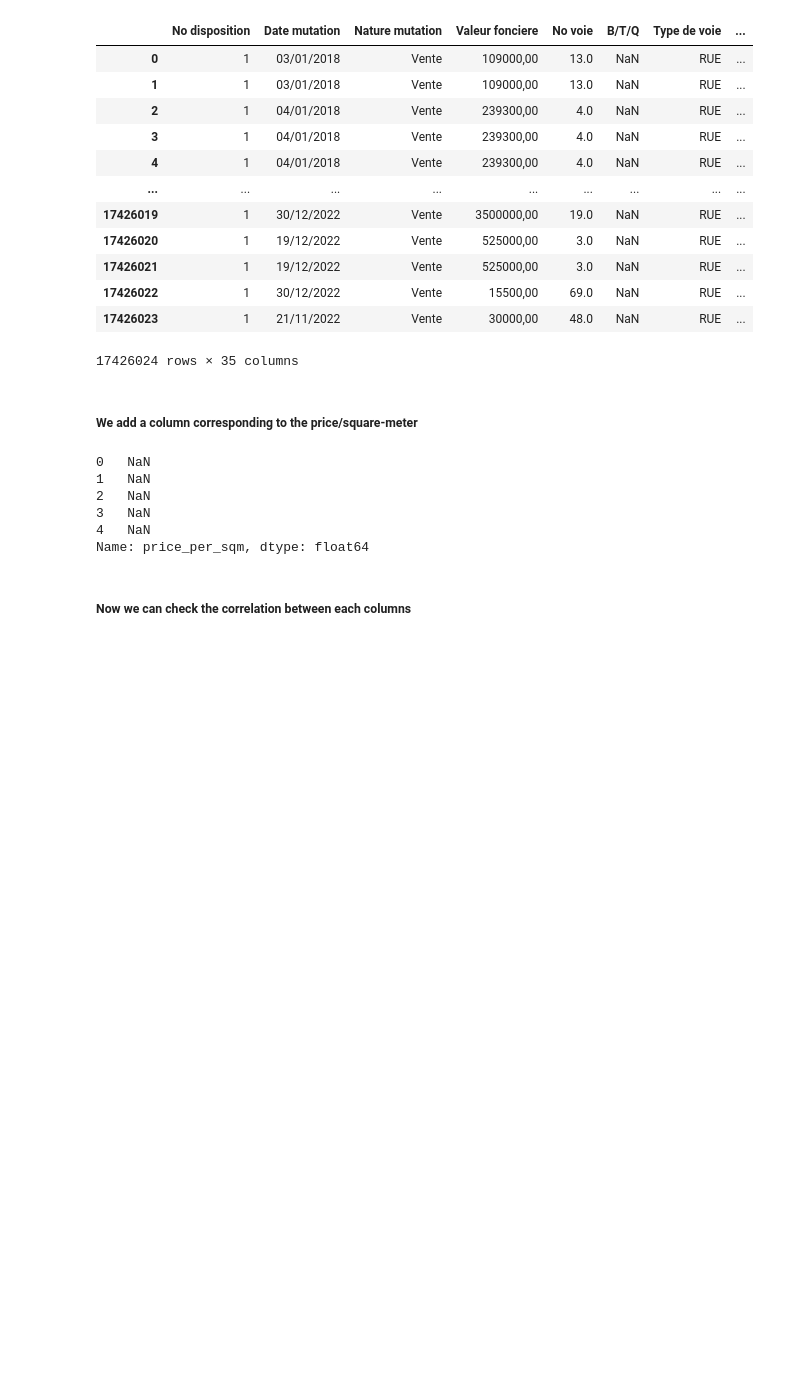
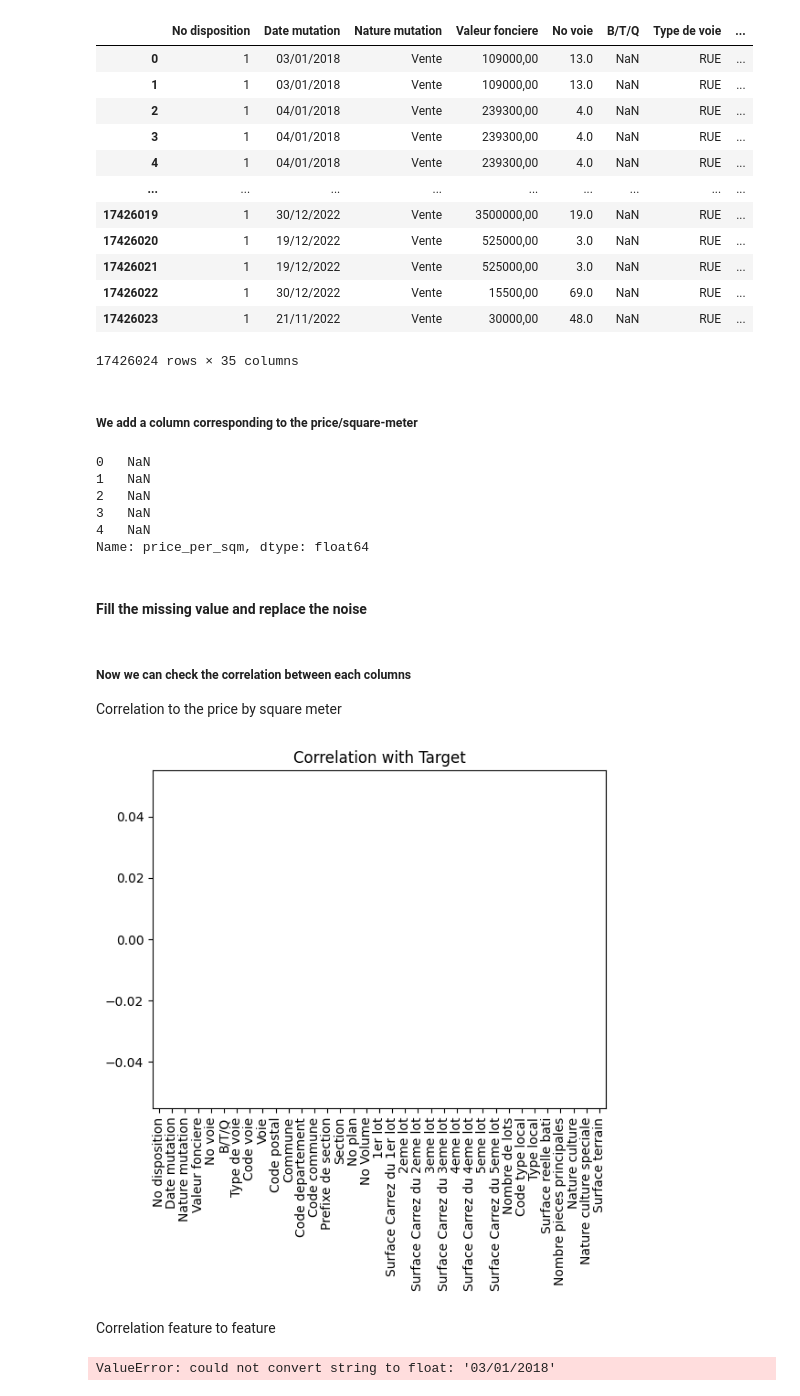
Before and after one commit to Siropteur/Mini_Project_DataScience, a Jupyter notebook: Main.ipynb, the cells around one changed output. Saved outputs shown, nothing was run; the diff lists cells and outputs as text; code cells hidden in the pictures; blank space fills up the shorter version.

Commit message:
just some ideas to where we could go

```diff
--- a/Main.ipynb
+++ b/Main.ipynb
@@ -128,3 +128,5 @@ new_df.price_per_sqm.head()
 3   NaN
 4   NaN
 Name: price_per_sqm, dtype: float64
+# %% [markdown]
+#### Fill the missing value and replace the noise
@@ -131,2 +141,22 @@ Name: price_per_sqm, dtype: float64
 # %% [markdown]
 ##### Now we can check the correlation between each columns
+Correlation to the price by square meter
+# %%
+corr_target = new_df.iloc[:, :-1].corrwith(new_df.price_per_sqm)
+
+corr_target.plot(kind='bar')
+plt.title('Correlation with Target')
+plt.show()
+# %% [output]
+[figure, added]
+# %% [markdown]
+Correlation feature to feature
+# %%
+corr = new_df.corr()
+
+sns.set(font_scale=0.5)
+plt.figure(figsize=(12, 10))
+sns.heatmap(corr, annot=True, cmap='coolwarm')
+plt.show()
+# %% [output]
+ValueError: could not convert string to float: '03/01/2018'
```
Also changed, not shown: parts of 1 cell of this notebook.
